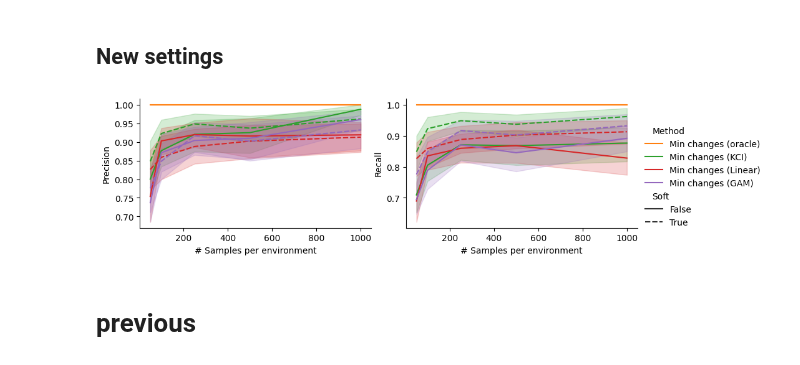
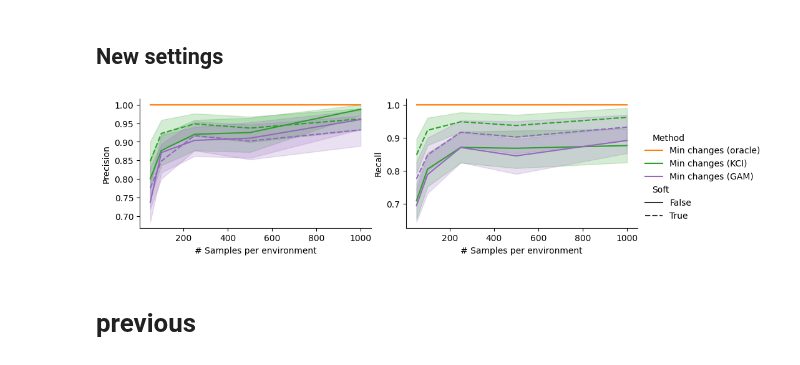
Before and after one commit to rflperry/sparse_shift, a Jupyter notebook: experiments/main_simulations/plot_soft_samples.ipynb, the cells around one changed output. Cells and saved outputs as stored; diff of their text form; code cells hidden in the pictures.

Commit message:
updated soft samples plot

```diff
--- a/experiments/main_simulations/plot_soft_samples.ipynb
+++ b/experiments/main_simulations/plot_soft_samples.ipynb
@@ -27,7 +27,7 @@ for ds in plot_df['dag_simulator'].unique():
             & (plot_df['params_index'] >= 13)
             & (plot_df['params_index'] < 18)
             # & (plot_df['Number of environments'].max())
-            & (plot_df['Method'].isin(['Min changes (oracle)', 'Min changes (KCI)', 'Min changes (GAM)', 'Min changes (Linear)']))
+            & (plot_df['Method'].isin(['Min changes (oracle)', 'Min changes (KCI)', 'Min changes (GAM)']))
             & (plot_df['dag_simulator'] == ds)
             # & (plot_df['sparsity'].isin([3, 4]))#,2,3,4]))
             # & (plot_df['Soft'] == False)
@@ -35,35 +35,35 @@ for ds in plot_df['dag_simulator'].unique():
             {"sample_size": "# Samples per environment"}, axis=1
         ),
         x='# Samples per environment',
         y='Average fraction',
         hue='Method',
         # row='sparsity',
         col='Metric',
         style='Soft',
         # ci=None,
         palette=[
             sns.color_palette("tab10")[i]
-            for i in [1, 2, 3, 4]
+            for i in [1, 2, 4]
         ],
         kind='line',
         height=3,
         aspect=1.5, # 3,
         # legend='Full',
         facet_kws={'sharey': False, 'sharex': True},
     )
 
     col_vals = g.data[g._col_var].unique()
     for c, col_val in enumerate(col_vals):
         g.axes[0, c].set_ylabel(col_val, visible=True)
         g.axes[0, c].set_title('')
 
     title_dict = dict({"er": "Erdos-Renyi", "ba": "Hub"})
     # g.fig.suptitle(f'DAG model: {title_dict[ds]}', fontsize=14, y=1.02, x=0.45)
     plt.subplots_adjust(wspace=0.15)
     plt.savefig('./figures/soft_samples_plot.pdf')
     plt.show()
 # %% [output]
-[figure, old version]
+[figure, new version]
 # %% [markdown]
 # previous
 # %%
```
Also changed, not shown: 2 other files.
